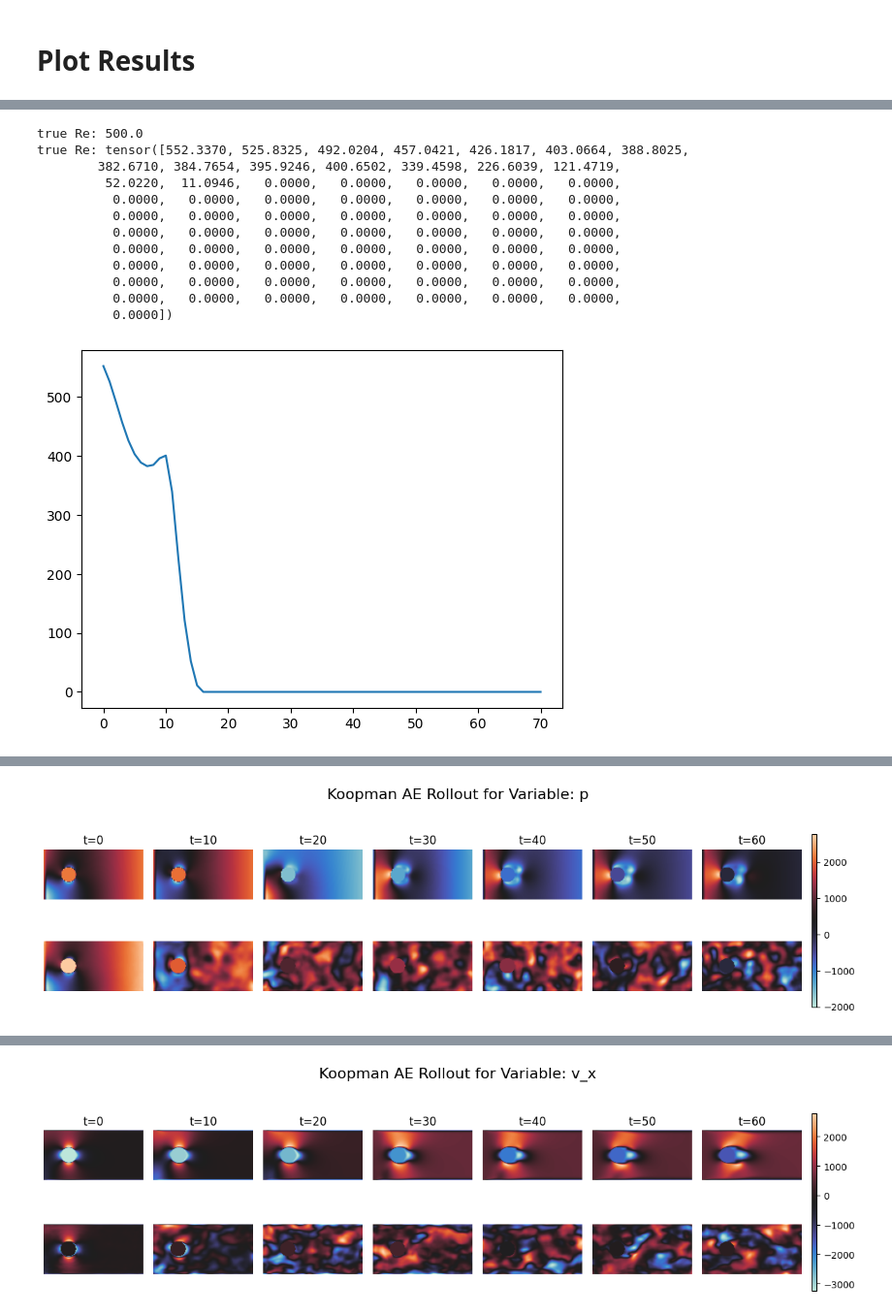
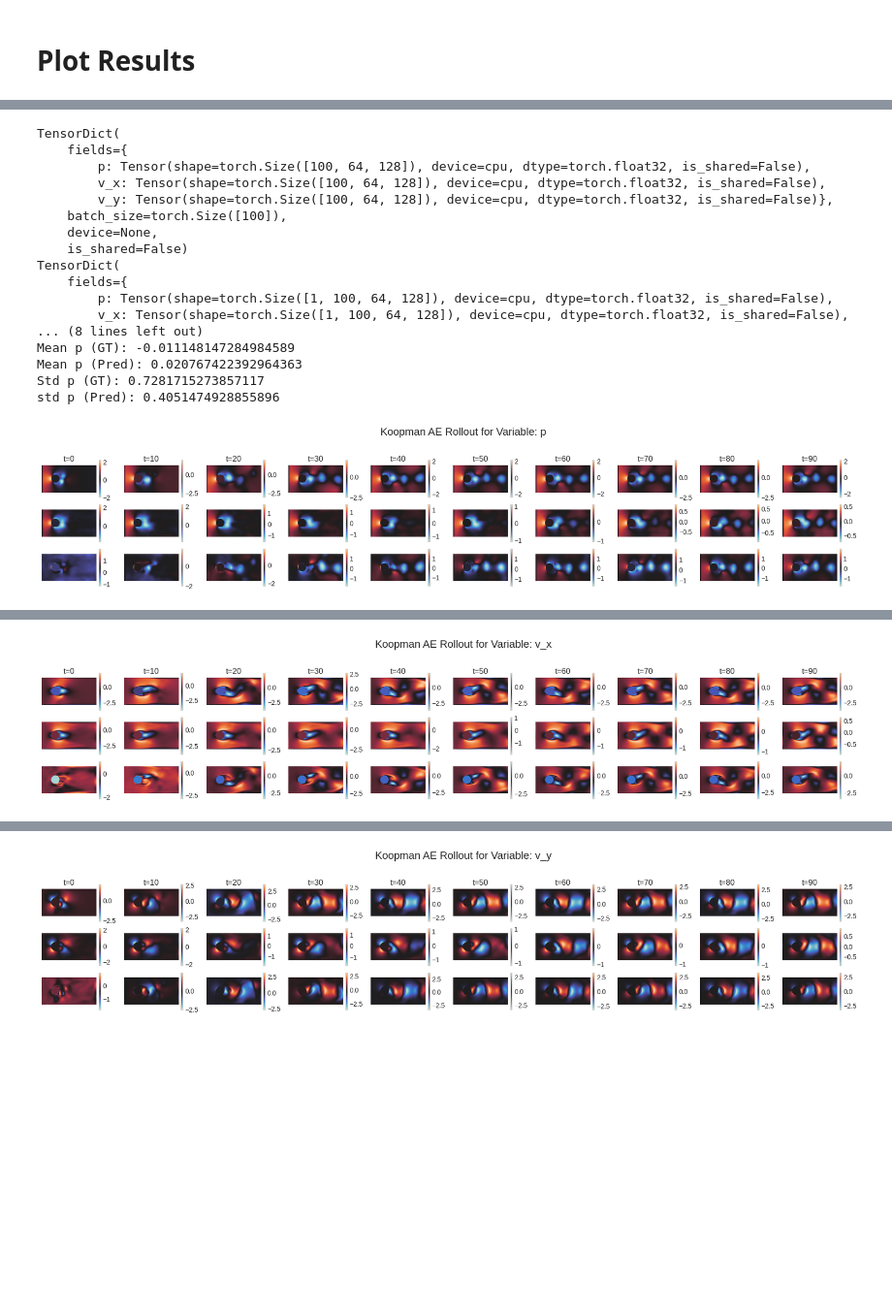
Before and after one commit to rg625/ocean_forecasting, a Jupyter notebook: koopman_autoencoder/test.ipynb, the cells around one changed output, grey strips where cells are left out. Shown at 97% size. Drawn from its saved outputs; the diff is of its cells as text; code cells hidden in the pictures; blank space fills up the shorter version.

```diff
--- a/koopman_autoencoder/test.ipynb
+++ b/koopman_autoencoder/test.ipynb
@@ -124,6 +139,7 @@ KoopmanOutput(x_recon=TensorDict(
 # %% [markdown]
 #  Plot Results
 # %%
+
 def compute_vorticity(vx, vy):
     vxDx, vxDy = torch.gradient(vx, dim=(1, 2))  # vx: [T, H, W]
     vyDx, vyDy = torch.gradient(vy, dim=(1, 2))
@@ -150,29 +166,41 @@ def plot_rollout(gt_dict, pred_dict, variable_name, frame_stride=5):
 
     print(f"Max {variable_name} (GT): {gt.max()}")
     print(f"Max {variable_name} (Pred): {pred.max()}" )
+    print(f"Min {variable_name} (GT): {gt.min()}" )
+    print(f"Min {variable_name} (Pred): {pred.min()}" )
+    print(f"Mean {variable_name} (GT): {gt.mean()}" )
+    print(f"Mean {variable_name} (Pred): {pred.mean()}" )
+    print(f"Std {variable_name} (GT): {gt.std()}" )
+    print(f"std {variable_name} (Pred): {pred.std()}" )
 
     num_frames = min(gt.shape[0], pred.shape[0])
     indices = list(range(0, num_frames, frame_stride))
     num_plots = min(len(indices), 15)
 
     fig = plt.figure(figsize=(1.8 * num_plots, 6))
-    spec = gridspec.GridSpec(2, num_plots + 1, width_ratios=[1] * num_plots + [0.05])
+    spec = gridspec.GridSpec(3, num_plots + 1, width_ratios=[1] * num_plots + [0.05])
 
     for i, idx in enumerate(indices[:num_plots]):
         # Ground truth
         ax_gt = fig.add_subplot(spec[0, i])
-        ax_gt.imshow(gt[idx].cpu(), cmap=cmap)
+        im_gt = ax_gt.imshow(gt[idx].cpu(), cmap=cmap)
         ax_gt.set_title(f"t={idx}")
         ax_gt.axis('off')
-
+        plt.colorbar(im_gt, ax=ax_gt, fraction=0.046, pad=0.04)
         # Prediction
         ax_pred = fig.add_subplot(spec[1, i])
         im_pred = ax_pred.imshow(pred[idx].cpu(), cmap=cmap)
         ax_pred.axis('off')
+        plt.colorbar(im_pred, ax=ax_pred, fraction=0.046, pad=0.04)
 
+        err = gt[idx] - pred[idx]
+        ax_err = fig.add_subplot(spec[2, i])
+        im_err = ax_err.imshow(err.cpu(), cmap=cmap)
+        ax_err.axis('off')
+        plt.colorbar(im_err, ax=ax_err, fraction=0.046, pad=0.04)
     # Add shared colorbar
-    cbar_ax = fig.add_subplot(spec[:, -1])
-    fig.colorbar(im_pred, cax=cbar_ax)
+    # cbar_ax = fig.add_subplot(spec[:, -1])
+    # fig.colorbar(im_pred, cax=cbar_ax)
 
     fig.suptitle(f"Koopman AE Rollout for Variable: {variable_name}", fontsize=16)
     plt.tight_layout(rect=[0, 0.4, 0.98, 0.95])
@@ -225,33 +226,40 @@ Long Rollout SSIM Metric: 0.5852
 # %%
-print(f'true Re: {ground_truth["Re"]}')
-print(f'true Re: {total_predicted_seq.reynolds.squeeze().cpu()}')
-plt.plot(total_predicted_seq.reynolds.squeeze().cpu())
-plt.show()
-plot_rollout(ground_truth.cpu(), predicted_seq.cpu(), variable_name="p", frame_stride=10)
-plot_rollout(ground_truth.cpu(), predicted_seq.cpu(), variable_name="v_x", frame_stride=10)
-plot_rollout(ground_truth.cpu(), predicted_seq.cpu(), variable_name="v_y", frame_stride=10)
+# print(f'true Re: {metadata["Re"]}')
+# print(f'pred Re: {total_predicted_seq.reynolds.squeeze().cpu()}')
+# plt.plot(total_predicted_seq.reynolds.squeeze().cpu())
+# plt.show()
+print(ground_truth)
+print(predicted_seq)
+plot_rollout(ground_truth.cpu(), predicted_seq.squeeze().cpu(), variable_name="p", frame_stride=FRAME_STRIDE)
+plot_rollout(ground_truth.cpu(), predicted_seq.squeeze().cpu(), variable_name="v_x", frame_stride=FRAME_STRIDE)
+plot_rollout(ground_truth.cpu(), predicted_seq.squeeze().cpu(), variable_name="v_y", frame_stride=FRAME_STRIDE)
 
 # Compute vorticity from vx and vy
 vort_gt = compute_vorticity(ground_truth["v_x"], ground_truth["v_y"])
-vort_pred = compute_vorticity(predicted_seq["v_x"], predicted_seq["v_y"])
+vort_pred = compute_vorticity(predicted_seq["v_x"].squeeze(), predicted_seq["v_y"].squeeze())
 
 # Add derived vorticity to the TensorDicts
 ground_truth["vort"] = vort_gt
-predicted_seq["vort"] = vort_pred
+predicted_seq["vort"] = vort_pred.unsqueeze(0)
 
 # Plot vorticity
-plot_rollout(ground_truth.cpu(), predicted_seq.cpu(), variable_name="vort", frame_stride=8)
+plot_rollout(ground_truth.squeeze().cpu(), predicted_seq.squeeze().cpu(), variable_name="vort", frame_stride=FRAME_STRIDE)
 # %% [output]
-true Re: 500.0
-true Re: tensor([552.3370, 525.8325, 492.0204, 457.0421, 426.1817, 403.0664, 388.8025,
-        382.6710, 384.7654, 395.9246, 400.6502, 339.4598, 226.6039, 121.4719,
-         52.0220,  11.0946,   0.0000,   0.0000,   0.0000,   0.0000,   0.0000,
-          0.0000,   0.0000,   0.0000,   0.0000,   0.0000,   0.0000,   0.0000,
-          0.0000,   0.0000,   0.0000,   0.0000,   0.0000,   0.0000,   0.0000,
-          0.0000,   0.0000,   0.0000,   0.0000,   0.0000,   0.0000,   0.0000,
-          0.0000,   0.0000,   0.0000,   0.0000,   0.0000,   0.0000,   0.0000,
-          0.0000,   0.0000,   0.0000,   0.0000,   0.0000,   0.0000,   0.0000,
-          0.0000,   0.0000,   0.0000,   0.0000,   0.0000,   0.0000,   0.0000,
-          0.0000,   0.0000,   0.0000,   0.0000,   0.0000,   0.0000,   0.0000,
-          0.0000])
+TensorDict(
+    fields={
+        p: Tensor(shape=torch.Size([100, 64, 128]), device=cpu, dtype=torch.float32, is_shared=False),
+        v_x: Tensor(shape=torch.Size([100, 64, 128]), device=cpu, dtype=torch.float32, is_shared=False),
+        v_y: Tensor(shape=torch.Size([100, 64, 128]), device=cpu, dtype=torch.float32, is_shared=False)},
+    batch_size=torch.Size([100]),
+    device=None,
+    is_shared=False)
+TensorDict(
+    fields={
+        p: Tensor(shape=torch.Size([1, 100, 64, 128]), device=cpu, dtype=torch.float32, is_shared=False),
+        v_x: Tensor(shape=torch.Size([1, 100, 64, 128]), device=cpu, dtype=torch.float32, is_shared=False),
+... (8 lines left out)
+Mean p (GT): -0.011148147284984589
+Mean p (Pred): 0.020767422392964363
+Std p (GT): 0.7281715273857117
+std p (Pred): 0.4051474928855896
-[figure, old version]
+[figure, new version]
@@ -260 +274 @@ Max p (Pred): 14572.2109375
-[figure, old version]
+[figure, new version]
@@ -263 +283 @@ Max v_x (Pred): 15537.142578125
-[figure, old version]
+[figure, new version]
```
Also changed, not shown: parts of 10 cells of this notebook, 3 other files.
